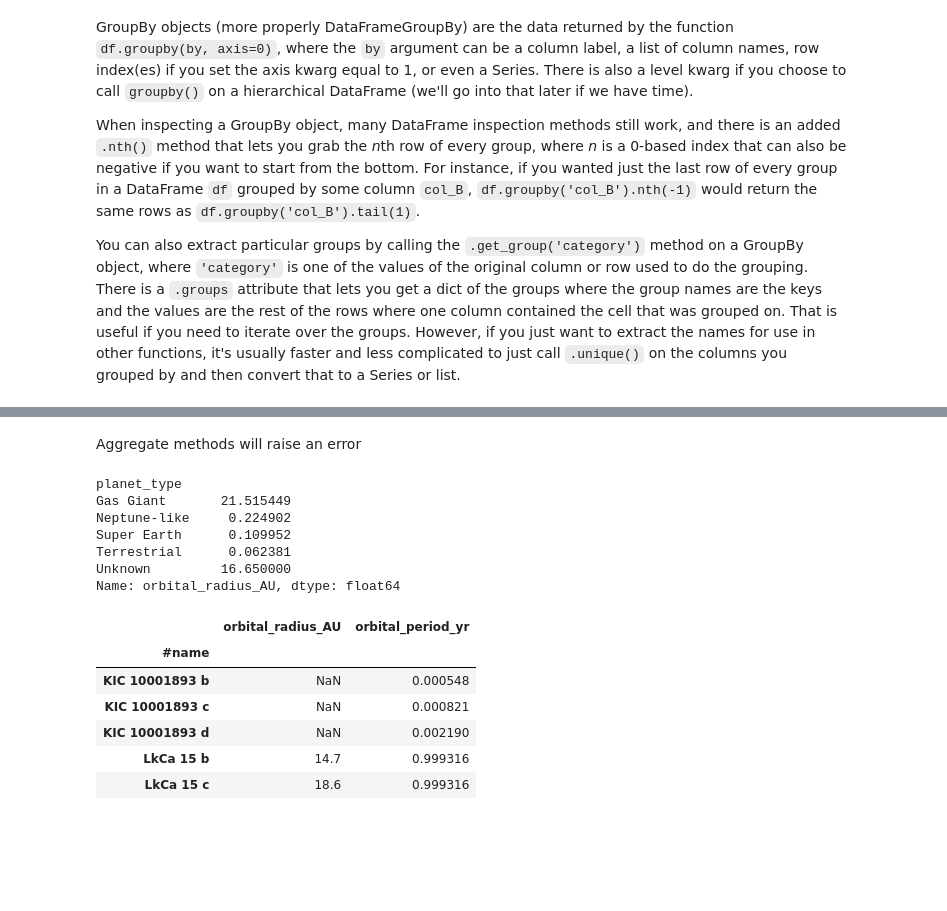
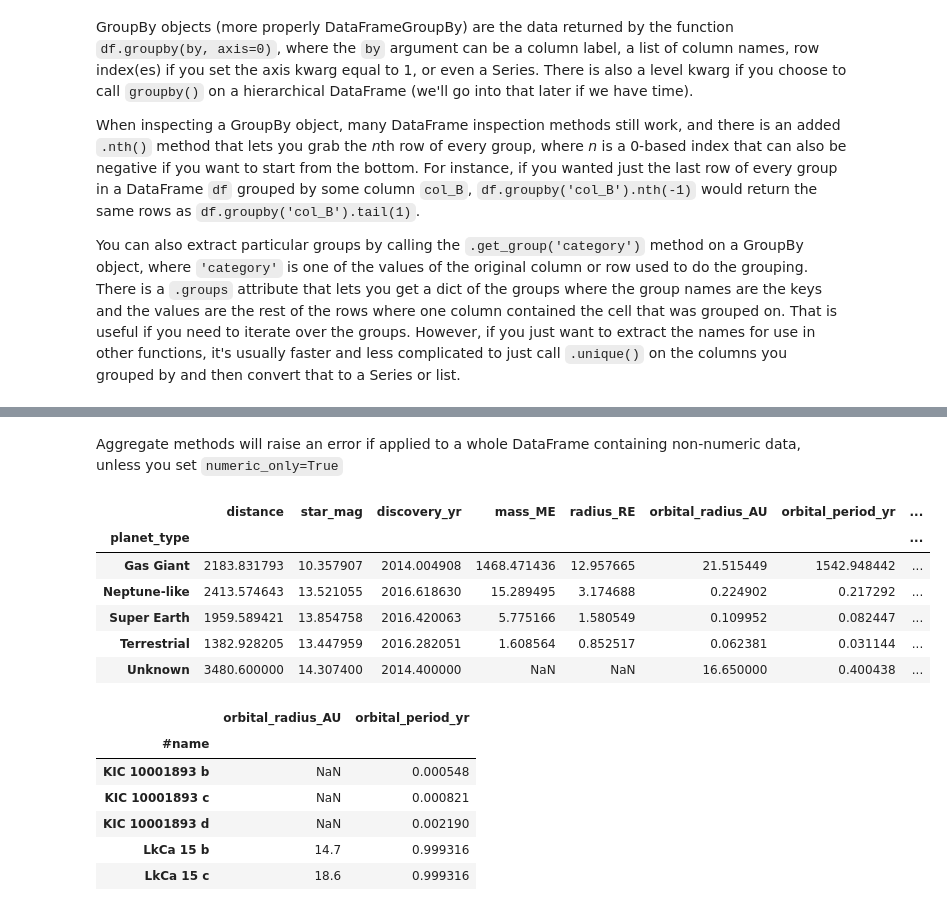
Before and after one commit to rlpitts/Intro-to-Pandas, a Jupyter notebook: PandasIntro.ipynb, the cells around one changed output, grey strips where cells are left out. Drawn from its saved outputs; the diff is of its cells as text; code cells hidden in the pictures; blank space fills up the shorter version.

```diff
--- a/PandasIntro.ipynb
+++ b/PandasIntro.ipynb
@@ -1016,15 +1029,15 @@ grouped1.nth(-1)
 # %% [markdown]
-Aggregate methods will raise an error
+Aggregate methods will raise an error if applied to a whole DataFrame containing non-numeric data, unless you set `numeric_only=True`
 # %%
-grouped1['orbital_radius_AU'].mean()
+grouped1.mean(numeric_only=True)
 # %% [output]
-planet_type
-Gas Giant       21.515449
-Neptune-like     0.224902
-Super Earth      0.109952
-Terrestrial      0.062381
-Unknown         16.650000
-Name: orbital_radius_AU, dtype: float64
+|  | distance | star_mag | discovery_yr | mass_ME | radius_RE | orbital_radius_AU | orbital_period_yr | ... |
+| planet_type |  |  |  |  |  |  |  | ... |
+| Gas Giant | 2183.831793 | 10.357907 | 2014.004908 | 1468.471436 | 12.957665 | 21.515449 | 1542.948442 | ... |
+| Neptune-like | 2413.574643 | 13.521055 | 2016.618630 | 15.289495 | 3.174688 | 0.224902 | 0.217292 | ... |
+| Super Earth | 1959.589421 | 13.854758 | 2016.420063 | 5.775166 | 1.580549 | 0.109952 | 0.082447 | ... |
+| Terrestrial | 1382.928205 | 13.447959 | 2016.282051 | 1.608564 | 0.852517 | 0.062381 | 0.031144 | ... |
+| Unknown | 3480.600000 | 14.307400 | 2014.400000 | NaN | NaN | 16.650000 | 0.400438 | ... |
 # %%
 grouped1.get_group('Unknown').iloc[:,6:8]
 # %% [output]
```
Also changed, not shown: parts of 24 cells of this notebook.
